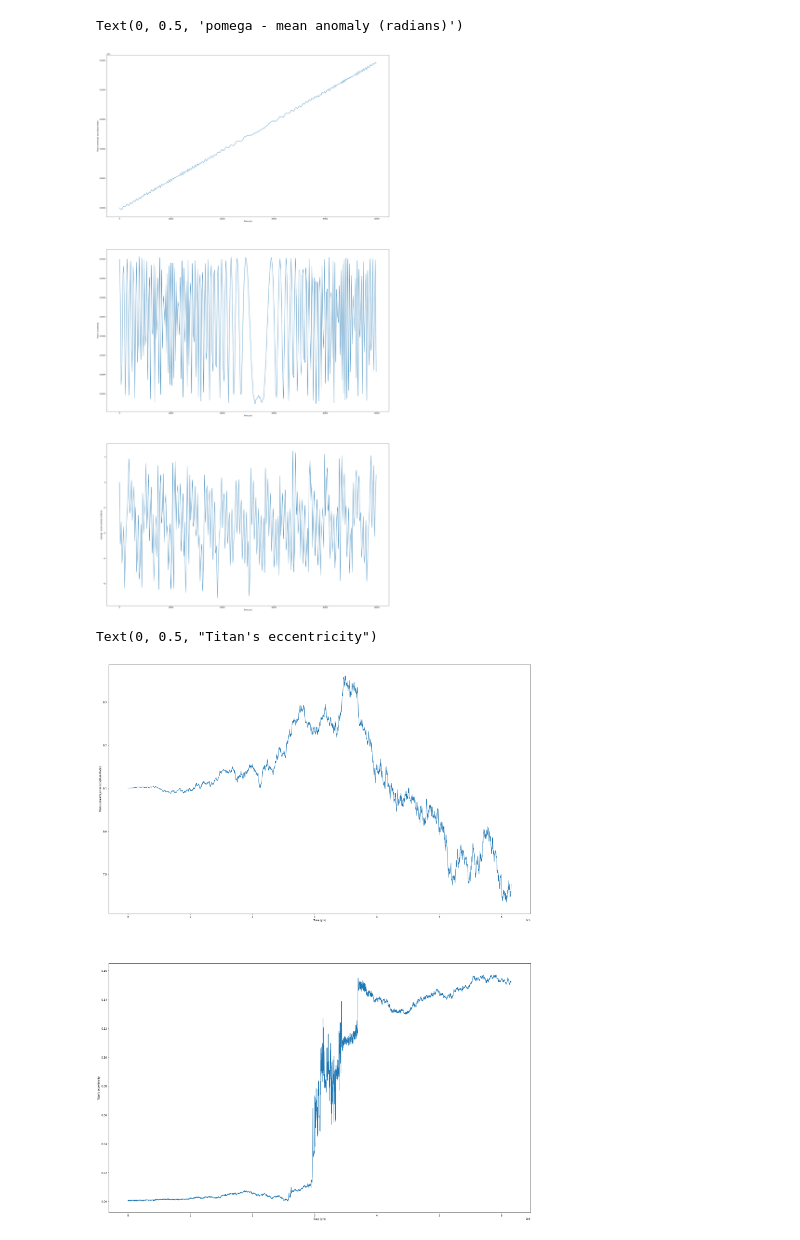
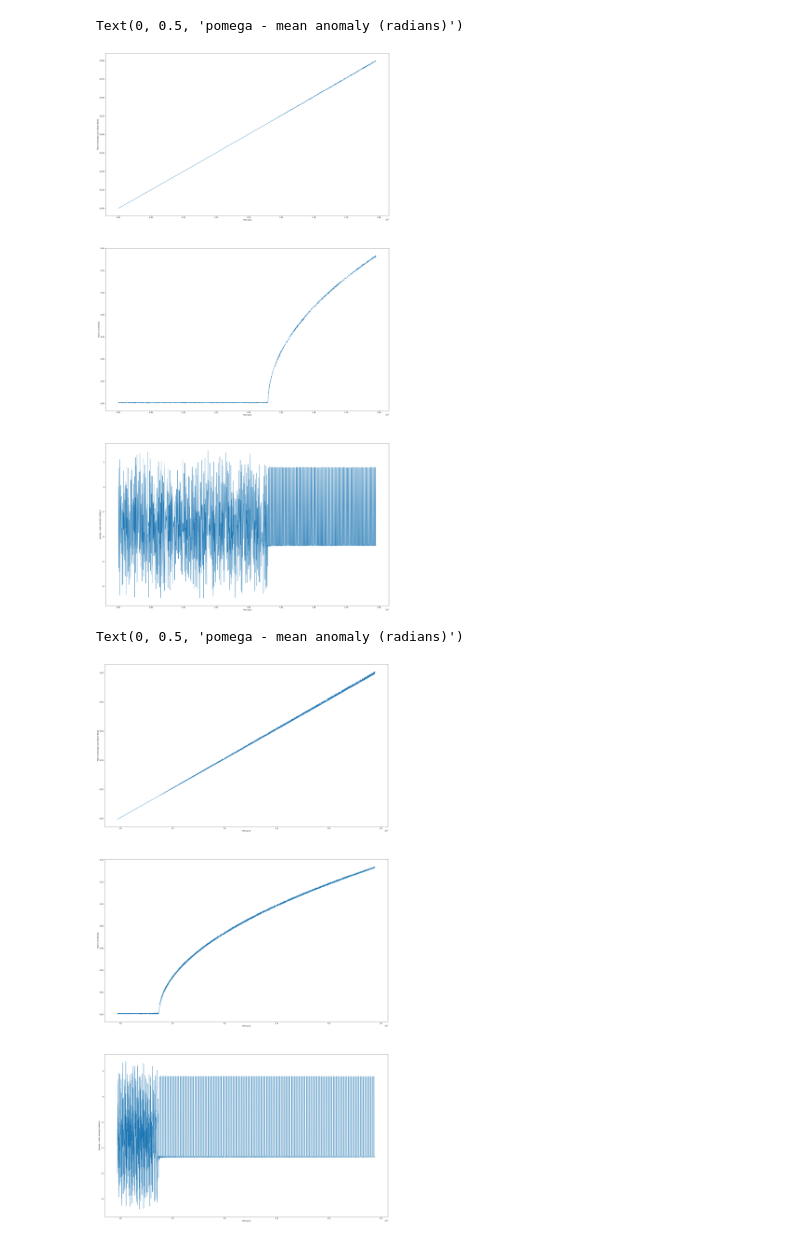
Before and after one commit to hdayuan/F21_JP_Titan-Sims, a Jupyter notebook: plot-titan.ipynb, the cells around one changed output. Cells and saved outputs as stored; diff of their text form; code cells hidden in the pictures.

```diff
--- a/plot-titan.ipynb
+++ b/plot-titan.ipynb
@@ -2,9 +2,9 @@
 import matplotlib.pyplot as plt
 
 # read arguments, and open corresponding output file
-numSamples = 300
-step = 1
-f = open(r"v2-output-300s-8.1to8.1005rs.txt", "r")
+numSamples = 10000
+step = 5
+f = open(r"v2-output-10000s-8.1to8.3rs.txt", "r")
 
 plotSamples = numSamples // step
 
@@ -41,32 +41,38 @@ axs[2].set_xlabel('Time (yrs)')
 axs[2].set_ylabel('pomega - mean anomaly (radians)')
 # %% [output]
 Text(0, 0.5, 'pomega - mean anomaly (radians)')
-[figure, old version]
+[figure, new version]
 # %%
-plotSamplesZ = int(numSamples * 0.25)
+plotSamplesZ = int(numSamples * 0.5)
 
 # prep 3 arrays
 a_arrayZ = [0] * plotSamplesZ
 e_arrayZ = [0] * plotSamplesZ
 t_arrayZ = [0] * plotSamplesZ
+diff_arrayZ = [0] * plotSamplesZ
 
-for i in range(3, 3 + plotSamplesZ):
+for i in range(3 + numSamples - plotSamplesZ, 3 + numSamples):
     numbers = allLines[i].split()
-    a_arrayZ[(i - 3)] = float(numbers[0])
-    e_arrayZ[(i - 3)] = float(numbers[1])
-    t_arrayZ[(i - 3)] = float(numbers[2])
+    a_arrayZ[(i - 3 - numSamples + plotSamplesZ)] = float(numbers[0])
+    e_arrayZ[(i - 3 - numSamples + plotSamplesZ)] = float(numbers[1])
+    diff_arrayZ[(i - 3 - numSamples + plotSamplesZ)] = float(numbers[2]) - float(numbers[3])
+    t_arrayZ[(i - 3 - numSamples + plotSamplesZ)] = float(numbers[4])
 
-figZ, axsZ = plt.subplots(2)
+figZ, axsZ = plt.subplots(3)
 
-figZ.set_size_inches(30, 40)
+figZ.set_size_inches(30, 60)
 
 axsZ[0].plot(t_arrayZ,a_arrayZ)
 axsZ[0].set_xlabel('Time (yrs)')
 axsZ[0].set_ylabel('Titan\'s semimajor axis (Saturn Radii)')
 
 axsZ[1].plot(t_arrayZ,e_arrayZ)
 axsZ[1].set_xlabel('Time (yrs)')
 axsZ[1].set_ylabel('Titan\'s eccentricity')
+
+axsZ[2].plot(t_arrayZ,diff_arrayZ)
+axsZ[2].set_xlabel('Time (yrs)')
+axsZ[2].set_ylabel('pomega - mean anomaly (radians)')
 # %% [output]
-Text(0, 0.5, "Titan's eccentricity")
+Text(0, 0.5, 'pomega - mean anomaly (radians)')
-[figure, old version]
+[figure, new version]
```
